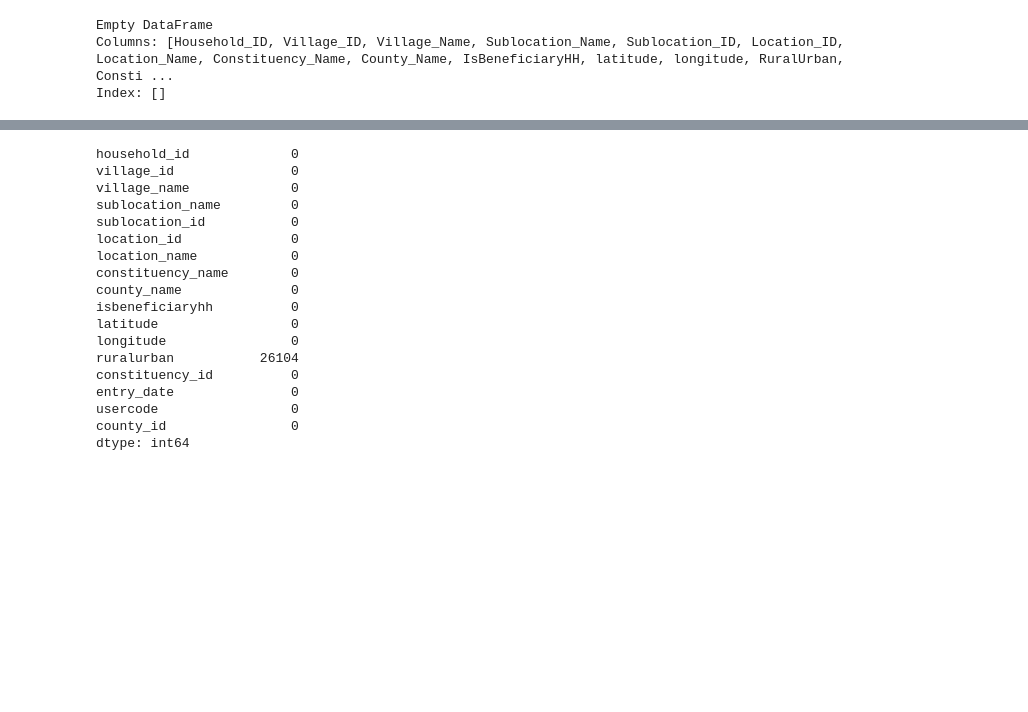
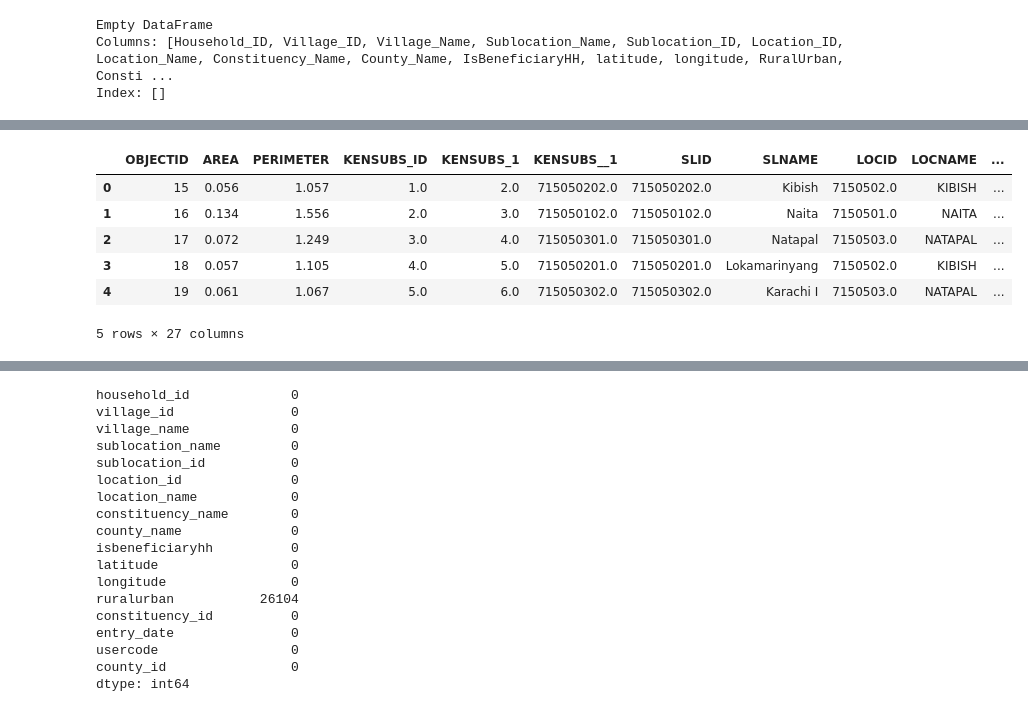
Before and after one commit to eugenekuloba/HSNP, a Jupyter notebook: index.ipynb, the cells around one changed output, grey strips where cells are left out. Cells and saved outputs as stored; diff of their text form; code cells hidden in the pictures; blank space fills up the shorter version.

```diff
--- a/index.ipynb
+++ b/index.ipynb
@@ -99,0 +91,20 @@ df.head()
+# %%
+# Path to the shapefile (.shp) file
+shapefile_path = "Shapefiles/turkana_admin_bound.shp"
+
+# Read the shapefile into a GeoDataFrame
+gdf = gpd.read_file(shapefile_path)
+
+# Convert the GeoDataFrame to a regular DataFrame
+turkana_shp = gdf.drop('geometry', axis=1)
+
+# Print the DataFrame
+turkana_shp.head()
+# %% [output]
+|  | OBJECTID | AREA | PERIMETER | KENSUBS_ID | KENSUBS_1 | KENSUBS__1 | SLID | SLNAME | LOCID | LOCNAME | ... |
+| 0 | 15 | 0.056 | 1.057 | 1.0 | 2.0 | 715050202.0 | 715050202.0 | Kibish | 7150502.0 | KIBISH | ... |
+| 1 | 16 | 0.134 | 1.556 | 2.0 | 3.0 | 715050102.0 | 715050102.0 | Naita | 7150501.0 | NAITA | ... |
+| 2 | 17 | 0.072 | 1.249 | 3.0 | 4.0 | 715050301.0 | 715050301.0 | Natapal | 7150503.0 | NATAPAL | ... |
+| 3 | 18 | 0.057 | 1.105 | 4.0 | 5.0 | 715050201.0 | 715050201.0 | Lokamarinyang | 7150502.0 | KIBISH | ... |
+| 4 | 19 | 0.061 | 1.067 | 5.0 | 6.0 | 715050302.0 | 715050302.0 | Karachi I | 7150503.0 | NATAPAL | ... |
+5 rows × 27 columns
```
Also changed, not shown: parts of 33 cells of this notebook, 6 other files.
